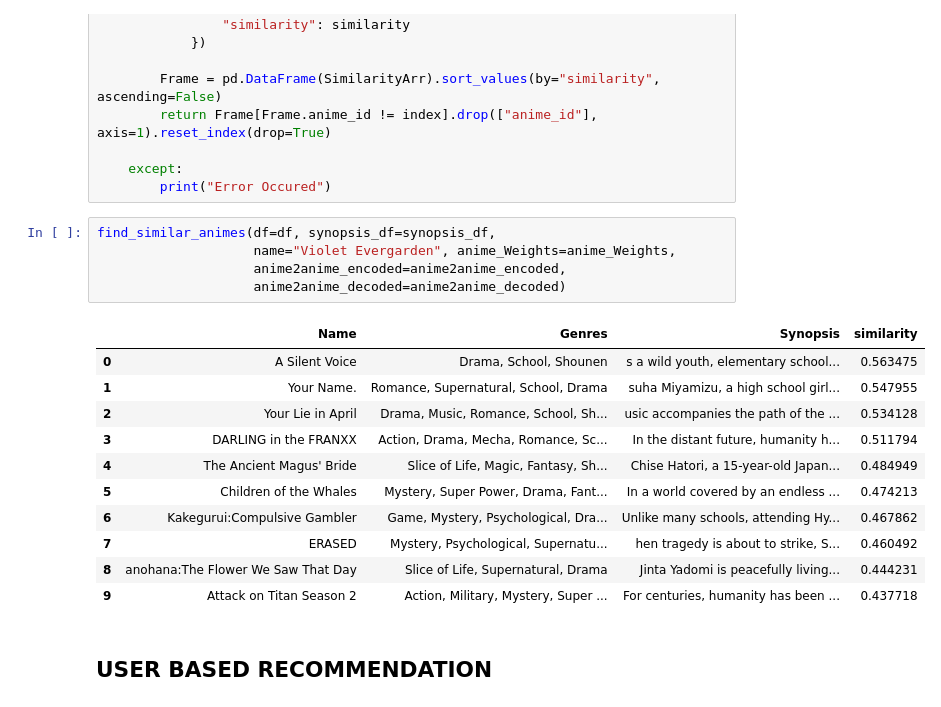
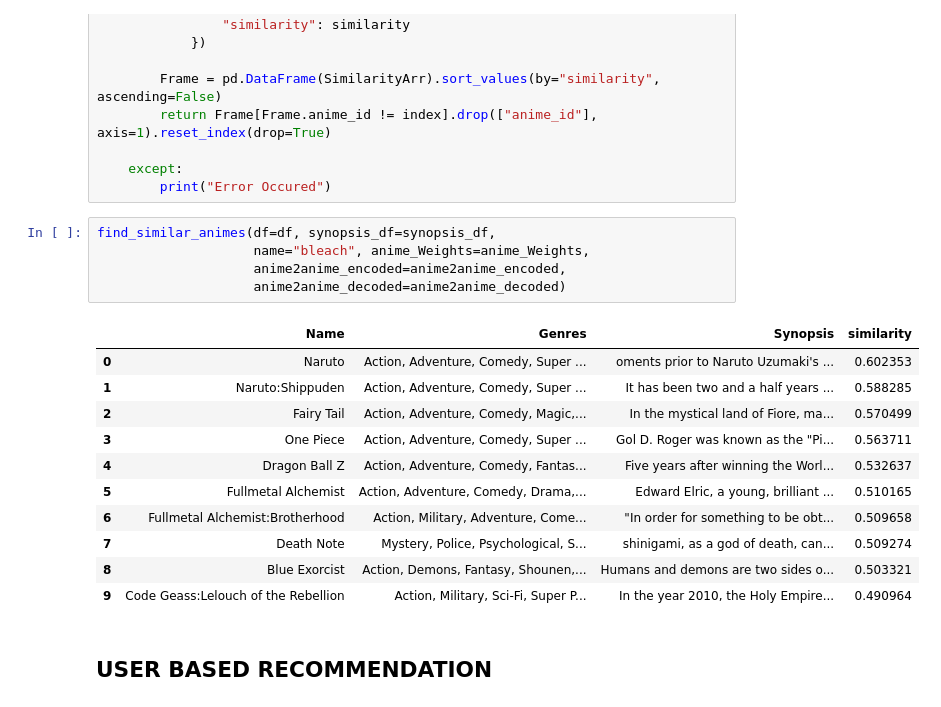
Before and after one commit to JoeUzo/MLOps-Anime-Recommender, a Jupyter notebook: notebook/recommender.ipynb, the cells around one changed output. Cells and saved outputs as stored; diff of their text form.

```diff
--- a/notebook/recommender.ipynb
+++ b/notebook/recommender.ipynb
@@ -577,21 +577,21 @@ def find_similar_animes(df, synopsis_df, name, anime_Weights,
         print("Error Occured")
 # %%
 find_similar_animes(df=df, synopsis_df=synopsis_df,
-                    name="Violet Evergarden", anime_Weights=anime_Weights,
+                    name="bleach", anime_Weights=anime_Weights,
                     anime2anime_encoded=anime2anime_encoded,
                     anime2anime_decoded=anime2anime_decoded)
 # %% [output]
 |  | Name | Genres | Synopsis | similarity |
-| 0 | A Silent Voice | Drama, School, Shounen | s a wild youth, elementary school... | 0.563475 |
-| 1 | Your Name. | Romance, Supernatural, School, Drama | suha Miyamizu, a high school girl... | 0.547955 |
-| 2 | Your Lie in April | Drama, Music, Romance, School, Sh... | usic accompanies the path of the ... | 0.534128 |
-| 3 | DARLING in the FRANXX | Action, Drama, Mecha, Romance, Sc... | In the distant future, humanity h... | 0.511794 |
-| 4 | The Ancient Magus' Bride | Slice of Life, Magic, Fantasy, Sh... | Chise Hatori, a 15-year-old Japan... | 0.484949 |
-| 5 | Children of the Whales | Mystery, Super Power, Drama, Fant... | In a world covered by an endless ... | 0.474213 |
-| 6 | Kakegurui:Compulsive Gambler | Game, Mystery, Psychological, Dra... | Unlike many schools, attending Hy... | 0.467862 |
-| 7 | ERASED | Mystery, Psychological, Supernatu... | hen tragedy is about to strike, S... | 0.460492 |
-| 8 | anohana:The Flower We Saw That Day | Slice of Life, Supernatural, Drama | Jinta Yadomi is peacefully living... | 0.444231 |
-| 9 | Attack on Titan Season 2 | Action, Military, Mystery, Super ... | For centuries, humanity has been ... | 0.437718 |
+| 0 | Naruto | Action, Adventure, Comedy, Super ... | oments prior to Naruto Uzumaki's ... | 0.602353 |
+| 1 | Naruto:Shippuden | Action, Adventure, Comedy, Super ... | It has been two and a half years ... | 0.588285 |
+| 2 | Fairy Tail | Action, Adventure, Comedy, Magic,... | In the mystical land of Fiore, ma... | 0.570499 |
+| 3 | One Piece | Action, Adventure, Comedy, Super ... | Gol D. Roger was known as the "Pi... | 0.563711 |
+| 4 | Dragon Ball Z | Action, Adventure, Comedy, Fantas... | Five years after winning the Worl... | 0.532637 |
+| 5 | Fullmetal Alchemist | Action, Adventure, Comedy, Drama,... | Edward Elric, a young, brilliant ... | 0.510165 |
+| 6 | Fullmetal Alchemist:Brotherhood | Action, Military, Adventure, Come... | "In order for something to be obt... | 0.509658 |
+| 7 | Death Note | Mystery, Police, Psychological, S... | shinigami, as a god of death, can... | 0.509274 |
+| 8 | Blue Exorcist | Action, Demons, Fantasy, Shounen,... | Humans and demons are two sides o... | 0.503321 |
+| 9 | Code Geass:Lelouch of the Rebellion | Action, Military, Sci-Fi, Super P... | In the year 2010, the Holy Empire... | 0.490964 |
 # %% [markdown]
 ## USER BASED RECOMMENDATION
 # %%
```
Also changed, not shown: parts of 9 cells of this notebook.
